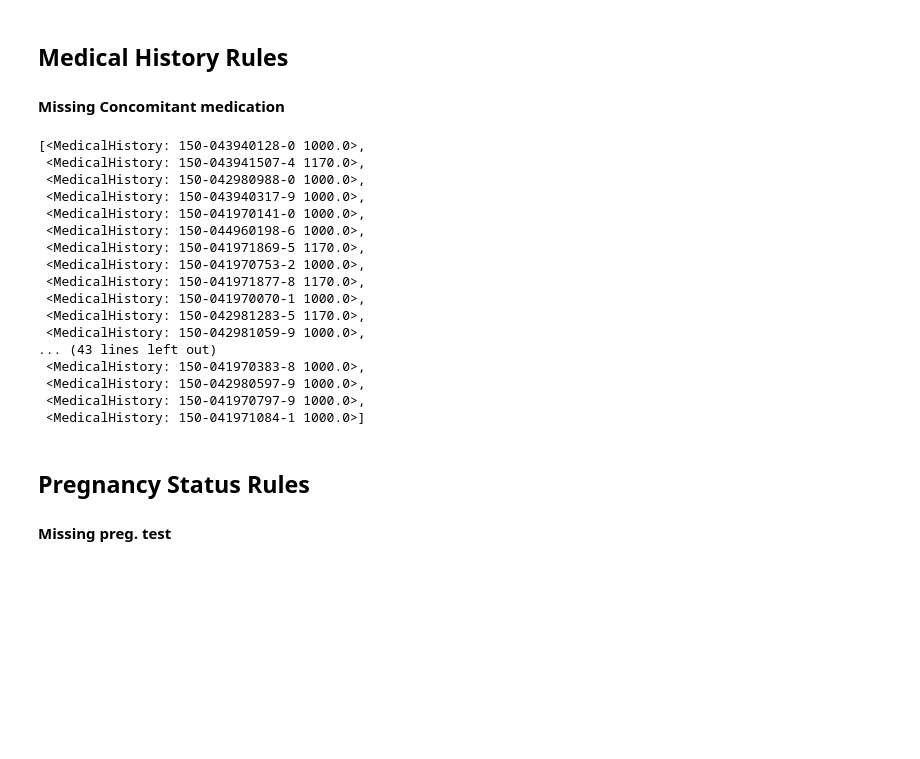
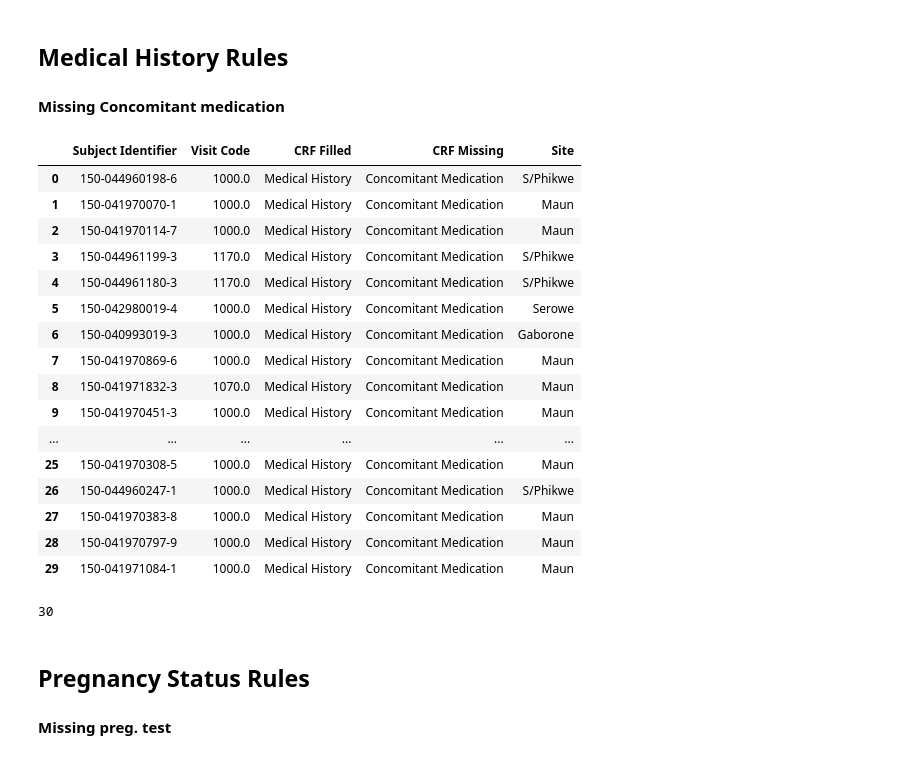
Before and after one commit to covid19-vaccine/vaccine, a Jupyter notebook: notebooks/missing_crfs_based_on_metadata_rules.ipynb, the cells around one changed output. Saved outputs shown, nothing was run; the diff lists cells and outputs as text; code cells hidden in the pictures; blank space fills up the shorter version.

```diff
--- a/notebooks/missing_crfs_based_on_metadata_rules.ipynb
+++ b/notebooks/missing_crfs_based_on_metadata_rules.ipynb
@@ -143,27 +239,28 @@ for mh in medical_histories:
 
             missing_concomitant_medication.append(mh)
 # %%
-missing_concomitant_medication
+table(missing_concomitant_medication, ConcomitantMedication._meta.verbose_name)
 # %% [output]
-[<MedicalHistory: 150-043940128-0 1000.0>,
- <MedicalHistory: 150-043941507-4 1170.0>,
- <MedicalHistory: 150-042980988-0 1000.0>,
- <MedicalHistory: 150-043940317-9 1000.0>,
- <MedicalHistory: 150-041970141-0 1000.0>,
- <MedicalHistory: 150-044960198-6 1000.0>,
- <MedicalHistory: 150-041971869-5 1170.0>,
- <MedicalHistory: 150-041970753-2 1000.0>,
- <MedicalHistory: 150-041971877-8 1170.0>,
- <MedicalHistory: 150-041970070-1 1000.0>,
- <MedicalHistory: 150-042981283-5 1170.0>,
- <MedicalHistory: 150-042981059-9 1000.0>,
-... (43 lines left out)
- <MedicalHistory: 150-041970383-8 1000.0>,
- <MedicalHistory: 150-042980597-9 1000.0>,
- <MedicalHistory: 150-041970797-9 1000.0>,
- <MedicalHistory: 150-041971084-1 1000.0>]
+|  | Subject Identifier | Visit Code | CRF Filled | CRF Missing | Site |
+| 0 | 150-044960198-6 | 1000.0 | Medical History | Concomitant Medication | S/Phikwe |
+| 1 | 150-041970070-1 | 1000.0 | Medical History | Concomitant Medication | Maun |
+| 2 | 150-041970114-7 | 1000.0 | Medical History | Concomitant Medication | Maun |
+| 3 | 150-044961199-3 | 1170.0 | Medical History | Concomitant Medication | S/Phikwe |
+| 4 | 150-044961180-3 | 1170.0 | Medical History | Concomitant Medication | S/Phikwe |
+| 5 | 150-042980019-4 | 1000.0 | Medical History | Concomitant Medication | Serowe |
+| 6 | 150-040993019-3 | 1000.0 | Medical History | Concomitant Medication | Gaborone |
+| 7 | 150-041970869-6 | 1000.0 | Medical History | Concomitant Medication | Maun |
+| 8 | 150-041971832-3 | 1070.0 | Medical History | Concomitant Medication | Maun |
+| 9 | 150-041970451-3 | 1000.0 | Medical History | Concomitant Medication | Maun |
+| ... | ... | ... | ... | ... | ... |
+| 25 | 150-041970308-5 | 1000.0 | Medical History | Concomitant Medication | Maun |
+| 26 | 150-044960247-1 | 1000.0 | Medical History | Concomitant Medication | S/Phikwe |
+| 27 | 150-041970383-8 | 1000.0 | Medical History | Concomitant Medication | Maun |
+| 28 | 150-041970797-9 | 1000.0 | Medical History | Concomitant Medication | Maun |
+| 29 | 150-041971084-1 | 1000.0 | Medical History | Concomitant Medication | Maun |
 # %%
-len(missing_concomitant_medication)
+# %% [output]
+30
 # %% [markdown]
 ## Pregnancy Status Rules
 #### Missing preg. test
```
Also changed, not shown: parts of 11 cells of this notebook.
